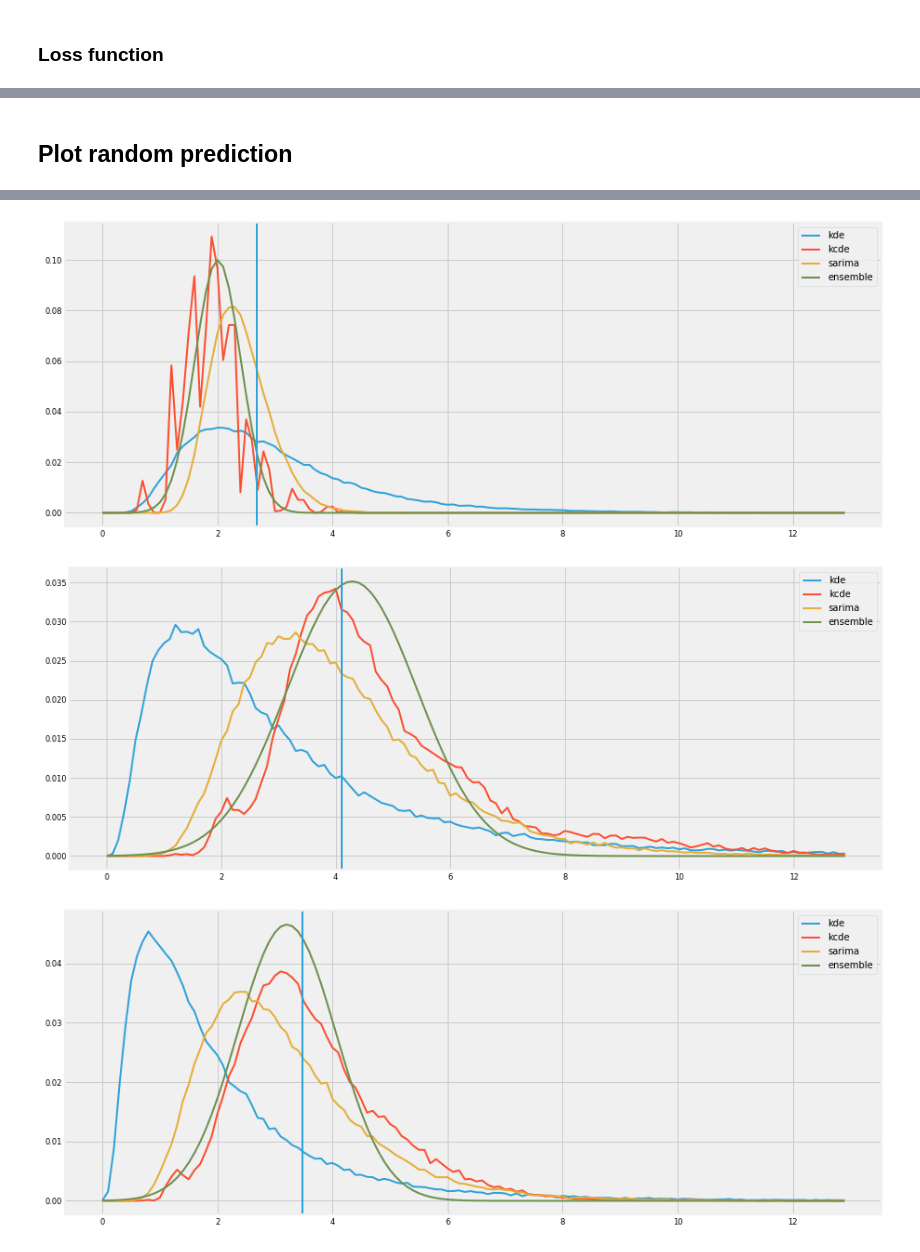
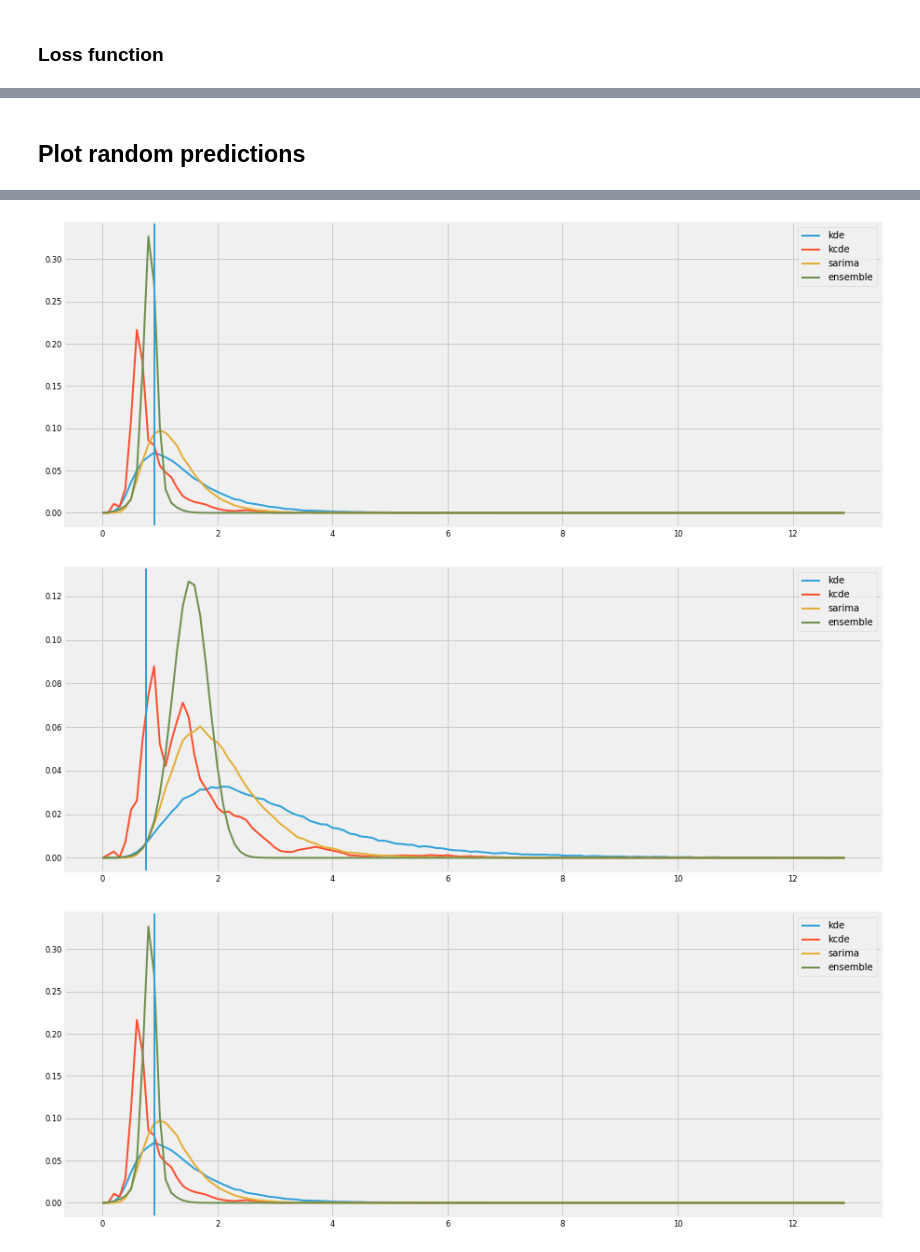
Before and after one commit to reichlab/neural-stack, a Jupyter notebook: notebooks/1.0-mixture-density-network.ipynb, the cells around one changed output, grey strips where cells are left out. Saved outputs shown, nothing was run; the diff lists cells and outputs as text; code cells hidden in the pictures.

Commit message:
Evaluation function for mixture density model

```diff
--- a/notebooks/1.0-mixture-density-network.ipynb
+++ b/notebooks/1.0-mixture-density-network.ipynb
@@ -35,10 +37,13 @@ actual_dl = data.ActualDataLoader("../data")
 
 We need to take the common row entries (common "epiweek", "region") for each data item, i.e. actual data and component data.
 # %%
-actual_idx, actual_data = actual_dl.get(week_shift=1)
-kde_idx, kde_data = kde_dl.get("one_wk")
-kcde_idx, kcde_data = kcde_dl.get("one_wk")
-sarima_idx, sarima_data = sarima_dl.get("one_wk")
+region = "hhs5"
+week = "three_wk"
+
+actual_idx, actual_data = actual_dl.get(week_shift=1, region_identifier=region)
+kde_idx, kde_data = kde_dl.get(week, region_identifier=region)
+kcde_idx, kcde_data = kcde_dl.get(week, region_identifier=region)
+sarima_idx, sarima_data = sarima_dl.get(week, region_identifier=region)
 # %%
 actual_filter, kde_filter, kcde_filter, sarima_filter= data.filter_common_indices(actual_idx, kde_idx, kcde_idx, sarima_idx)
 # %% [markdown]
@@ -66,7 +71,7 @@ X_std = np.array([
 # %%
 X = np.concatenate([X_mean, X_std], axis=1)
 # %%
-X_train, X_test, y_train, y_test = train_test_split(X, y, test_size=0.2, random_state=1234)
+X_train, X_test, X_kde_train, X_kde_test, X_kcde_train, X_kcde_test, X_sarima_train, X_sarima_test, y_train, y_test = train_test_split(X, X_kde, X_kcde, X_sarima, y, test_size=0.2, random_state=1234)
 # %% [markdown]
 ## Model
 
@@ -139,7 +142,7 @@ model.compile(optimizer="rmsprop", loss=mdn_loss)
 # %%
 history = model.fit(X_train,
                     y_train,
-                    batch_size=32, epochs=10,
+                    batch_size=10, epochs=10,
                     verbose=0,
                     validation_split=0.2)
 # %%
@@ -151,48 +154,38 @@ plt.plot(history.history["val_loss"])
 # %% [markdown]
-## Plot random prediction
+## Plot random predictions
 # %%
 n_plots = 10
-idx = np.random.randint(0, X_kde.shape[0], size=n_plots)
-kde = X_kde[idx]
-kcde = X_kcde[idx]
-sarima = X_sarima[idx]
-real = y[idx]
+idx = np.random.randint(0, y_test.shape[0], size=n_plots)
 
-in_mean = np.array([
+kde_out = X_kde_test[idx]
+kcde_out = X_kcde_test[idx]
+sarima_out = X_sarima_test[idx]
+y_out = y[idx]
+
+dist_mean = np.array([
     [utils.dist_mean(dist) for dist in comp_dist]
-    for comp_dist in [kde, kcde, sarima]
+    for comp_dist in [kde_out, kcde_out, sarima_out]
 ]).T
-in_std = np.array([
+dist_std = np.array([
     [utils.dist_std(dist) for dist in comp_dist]
-    for comp_dist in [kde, kcde, sarima]
+    for comp_dist in [kde_out, kcde_out, sarima_out]
 ]).T
 
 # Prediction from model
-model_out = model.predict(np.concatenate([in_mean, in_std], axis=1))
-mu, sigma, w = separate_mdn_params(model_out)
-w = w.eval()
-sigma += K.epsilon()
+model_out = model.predict(np.concatenate([dist_mean, dist_std], axis=1))
+ensemble_out = utils.mdn_params_to_dists(model_out)
 
 bins = np.linspace(0, 12.9, 130)
 
 for i in range(n_plots):
     plt.figure(figsize=(14, 6))
-    plt.plot(bins, kde[i], label="kde")
-    plt.plot(bins, kcde[i], label="kcde")
-    plt.plot(bins, sarima[i], label="sarima")
-
-    # Create distribution from mixture
-    dist = np.zeros((130,))
-    for m in range(N_MIX):
-        dist += w[i, m] * norm(mu[i, m], sigma[i, m]).pdf(bins)
-
-    # Make it sum to one
-    dist /= dist.sum()
-
-    plt.plot(bins, dist, label="ensemble")
+    plt.plot(bins, kde_out[i], label="kde")
+    plt.plot(bins, kcde_out[i], label="kcde")
+    plt.plot(bins, sarima_out[i], label="sarima")
+    plt.plot(bins, ensemble_out[i], label="ensemble")
 
     # Plot actual line
-    plt.axvline(x=real[i])
+    plt.axvline(x=y_out[i])
 
     plt.legend()
 # %% [output]
@@ -205,3 +198,3 @@ for i in range(n_plots):
-[figure, old version]
+[figure, new version]
-[figure, old version]
+[figure, new version]
-[figure, old version]
+[figure, new version]
```
Also changed, not shown: parts of 7 cells of this notebook, 1 other file.
